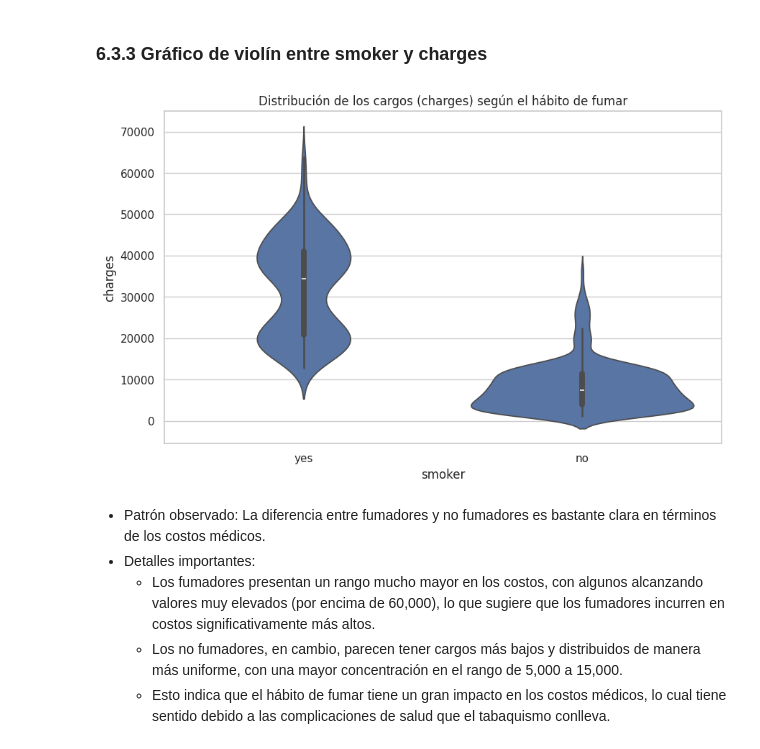
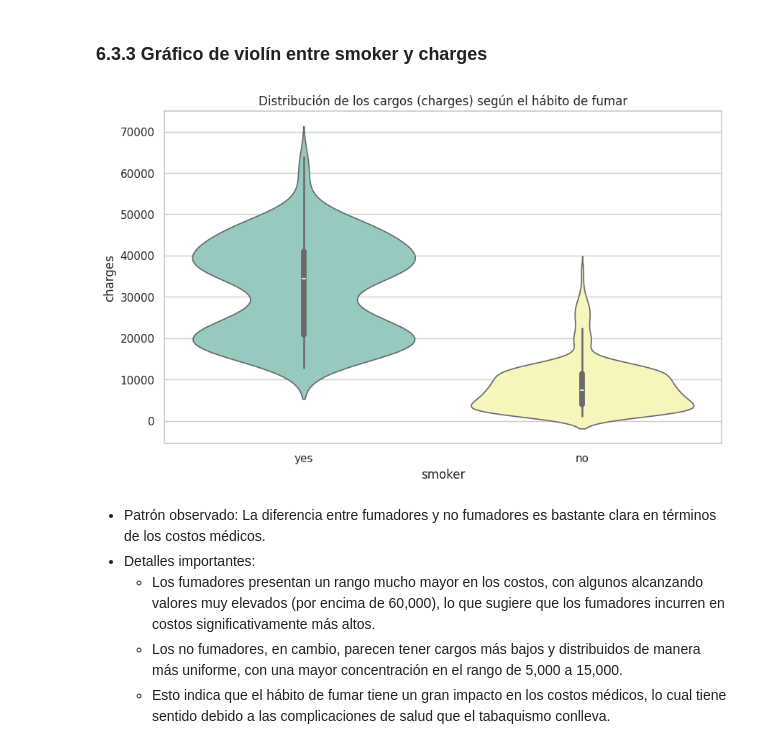
Before and after one commit to josem17-cyber/EDA_PySparkML, a Jupyter notebook: notebooks/EDA_Spark.ipynb, the cells around one changed output. Drawn from its saved outputs; the diff is of its cells as text; code cells hidden in the pictures.

```diff
--- a/notebooks/EDA_Spark.ipynb
+++ b/notebooks/EDA_Spark.ipynb
@@ -329,11 +362,11 @@ plt.show()
 ### 6.3.3 Gráfico de violín entre smoker y charges
 # %%
 plt.figure(figsize=(10, 6))
-sns.violinplot(x='smoker', y='charges', data=df_vist)
+sns.violinplot(x='smoker', y='charges', data=df_vist, palette='Set3')
 plt.title('Distribución de los cargos (charges) según el hábito de fumar')
 plt.show()
 # %% [output]
-[figure, old version]
+[figure, new version]
 # %% [markdown]
 - Patrón observado: La diferencia entre fumadores y no fumadores es bastante clara en términos de los costos médicos.
 - Detalles importantes:
```
Also changed, not shown: parts of 7 cells of this notebook.
